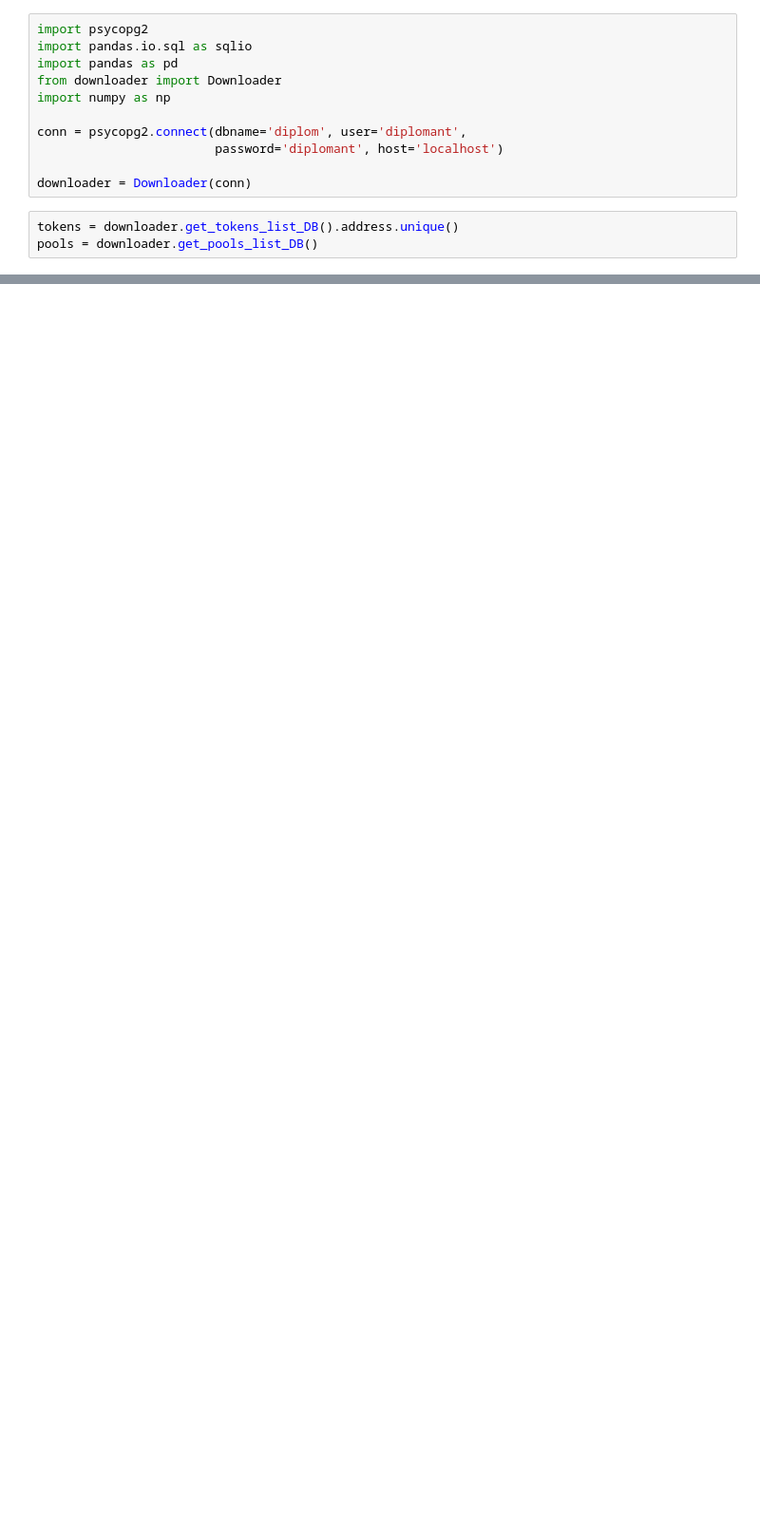
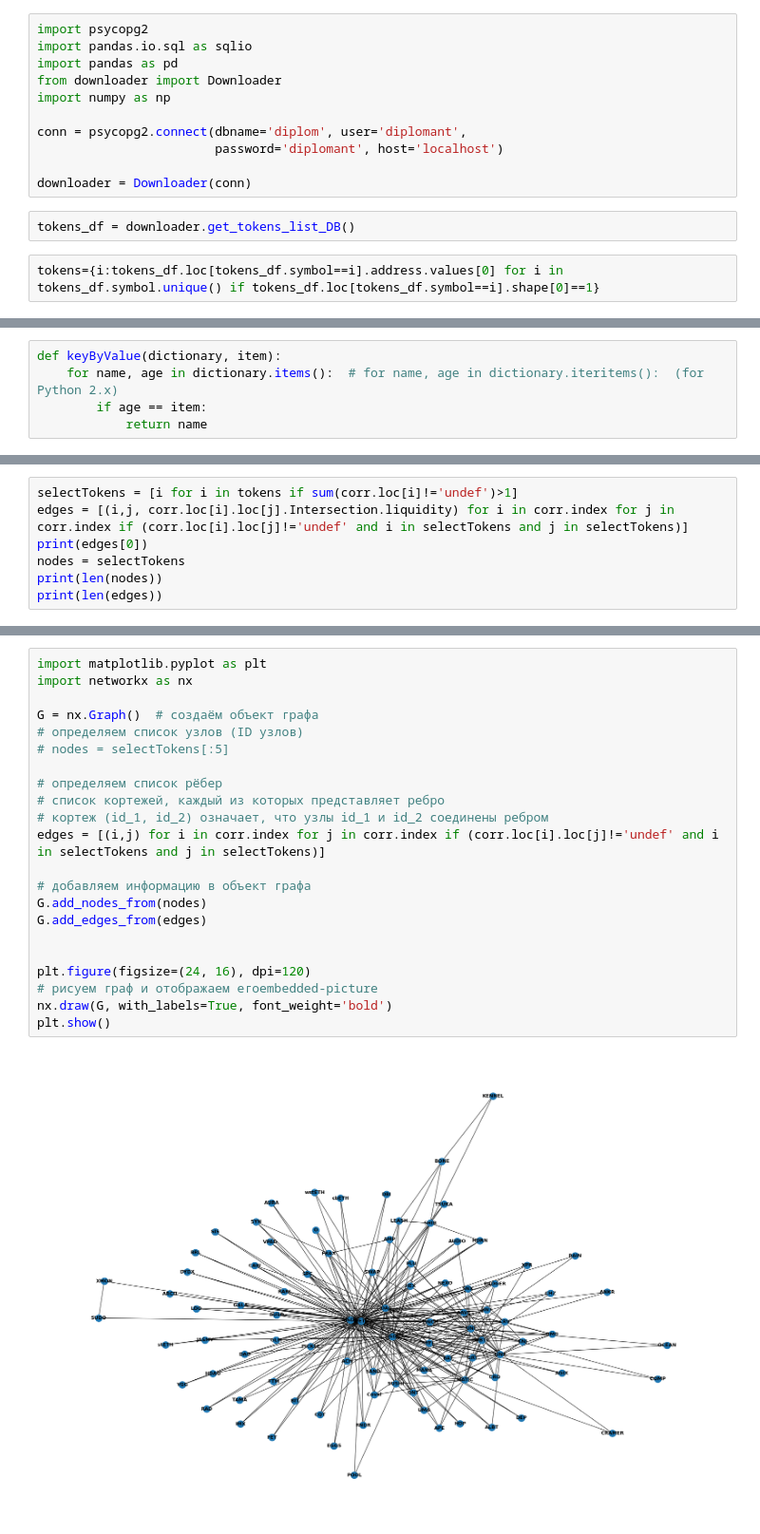
Before and after one commit to glebzverev/go-pool-indexer, a Jupyter notebook: python/Analyze.ipynb, the cells around one changed output, grey strips where cells are left out. Shown at 95% size. Cells and saved outputs as stored; diff of their text form; blank space fills up the shorter version.

```diff
--- a/python/Analyze.ipynb
+++ b/python/Analyze.ipynb
@@ -10,5 +10,6 @@ conn = psycopg2.connect(dbname='diplom', user='diplomant',
 
 downloader = Downloader(conn)
 # %%
-tokens = downloader.get_tokens_list_DB().address.unique()
-pools = downloader.get_pools_list_DB()
+tokens_df = downloader.get_tokens_list_DB()
+# %%
+tokens={i:tokens_df.loc[tokens_df.symbol==i].address.values[0] for i in tokens_df.symbol.unique() if tokens_df.loc[tokens_df.symbol==i].shape[0]==1}
@@ -23,3 +29,8 @@ pools.last_reserve_update.iloc[0]['Liquidity']
+# %%
+def keyByValue(dictionary, item):
+    for name, age in dictionary.items():  # for name, age in dictionary.iteritems():  (for Python 2.x)
+        if age == item:
+            return name
 # %%
 class Pool:
     def __init__ (self, addr, liq, res0, res1):
@@ -85,0 +182,7 @@ corr
+# %%
+selectTokens = [i for i in tokens if sum(corr.loc[i]!='undef')>1]
+edges = [(i,j, corr.loc[i].loc[j].Intersection.liquidity) for i in corr.index for j in corr.index if (corr.loc[i].loc[j]!='undef' and i in selectTokens and j in selectTokens)]
+print(edges[0])
+nodes = selectTokens
+print(len(nodes))
+print(len(edges))
@@ -85,0 +193,24 @@ corr
+# %%
+import matplotlib.pyplot as plt
+import networkx as nx
+
+G = nx.Graph()  # создаём объект графа
+# определяем список узлов (ID узлов)
+# nodes = selectTokens[:5]
+
+# определяем список рёбер
+# список кортежей, каждый из которых представляет ребро
+# кортеж (id_1, id_2) означает, что узлы id_1 и id_2 соединены ребром
+edges = [(i,j) for i in corr.index for j in corr.index if (corr.loc[i].loc[j]!='undef' and i in selectTokens and j in selectTokens)]
+
+# добавляем информацию в объект графа
+G.add_nodes_from(nodes)
+G.add_edges_from(edges)
+
+
+plt.figure(figsize=(24, 16), dpi=120)
+# рисуем граф и отображаем егоembedded-picture
+nx.draw(G, with_labels=True, font_weight='bold')
+plt.show()
+# %% [output]
+[figure, added]
```
Also changed, not shown: parts of 23 cells of this notebook, 24 other files.
